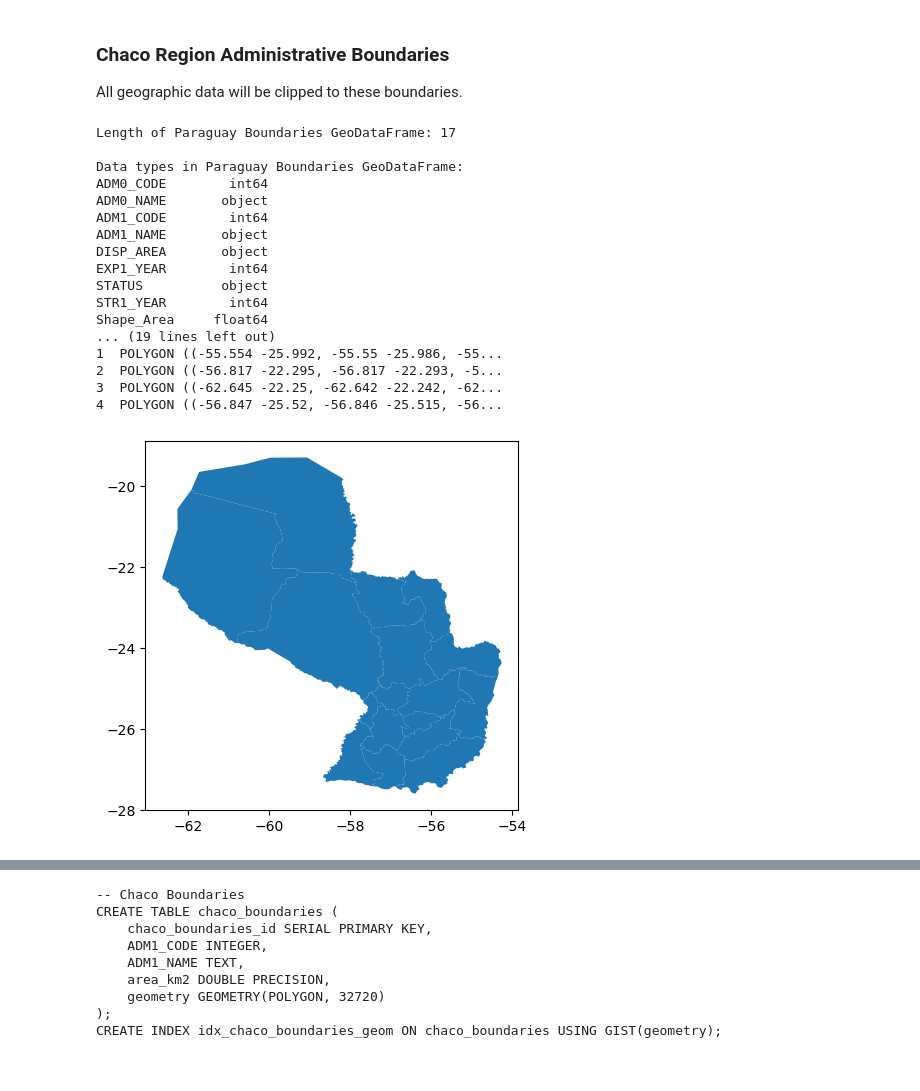
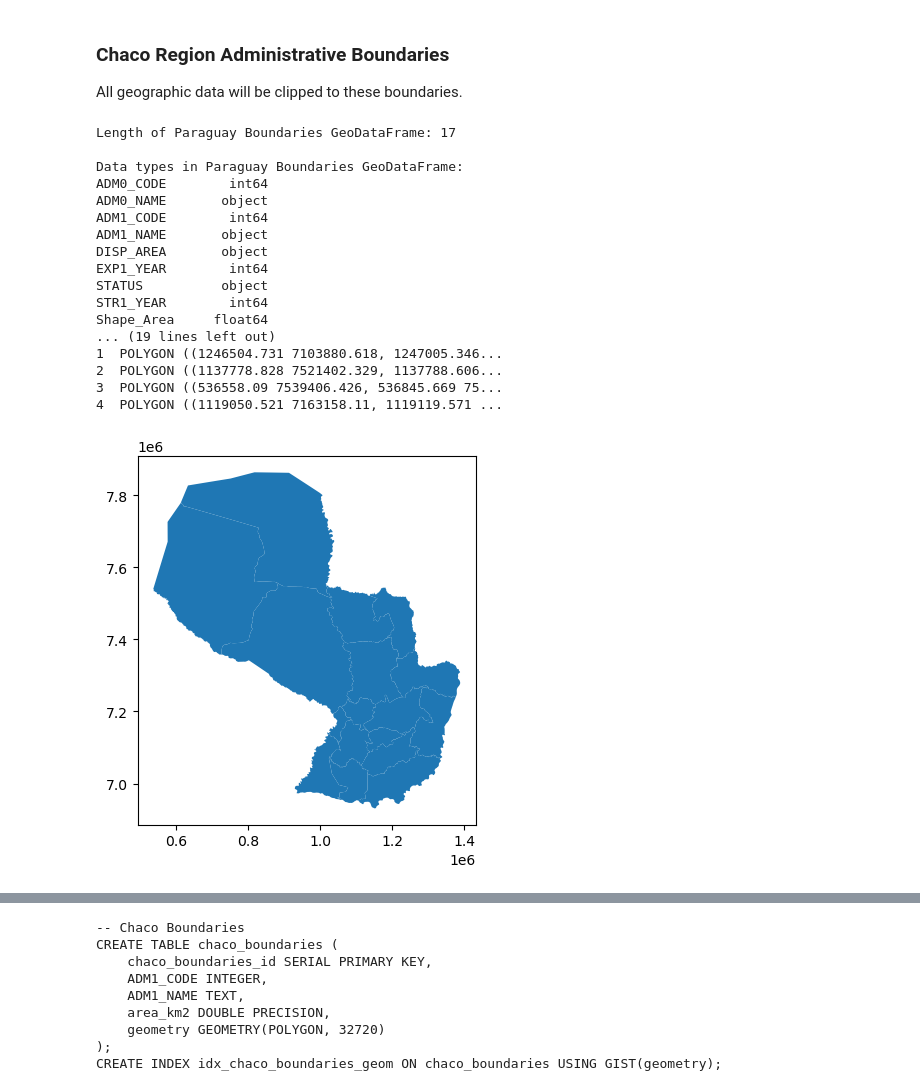
Before and after one commit to p-med/Wildfire-geospatial-dashboard, a Jupyter notebook: data/Data_preparation.ipynb, the cells around one changed output, grey strips where cells are left out. Saved outputs shown, nothing was run; the diff lists cells and outputs as text; code cells hidden in the pictures.

```diff
--- a/data/Data_preparation.ipynb
+++ b/data/Data_preparation.ipynb
@@ -74,30 +74,30 @@ All geographic data will be clipped to these boundaries.
 # %%
 # Ingest data
 # Convert to GeoDataFrame
 pry_boundaries_gdf = gpd.read_file('raw/boundaries/Paraguay_bnd.shp')
-pry_boundaries_gdf.set_crs(epsg=32720, inplace=True, allow_override=True)
+pry_boundaries_gdf.to_crs(epsg=32720, inplace=True)
 
 # Display first 5 rows of the GeoDataFrame and get length of data
 display_gdf_info(pry_boundaries_gdf, "Paraguay Boundaries")
 # %% [output]
 Length of Paraguay Boundaries GeoDataFrame: 17
 
 Data types in Paraguay Boundaries GeoDataFrame:
 ADM0_CODE        int64
 ADM0_NAME       object
 ADM1_CODE        int64
 ADM1_NAME       object
 DISP_AREA       object
 EXP1_YEAR        int64
 STATUS          object
 STR1_YEAR        int64
 Shape_Area     float64
 ... (19 lines left out)
-1  POLYGON ((-55.554 -25.992, -55.55 -25.986, -55...
-2  POLYGON ((-56.817 -22.295, -56.817 -22.293, -5...
-3  POLYGON ((-62.645 -22.25, -62.642 -22.242, -62...
-4  POLYGON ((-56.847 -25.52, -56.846 -25.515, -56...
+1  POLYGON ((1246504.731 7103880.618, 1247005.346...
+2  POLYGON ((1137778.828 7521402.329, 1137788.606...
+3  POLYGON ((536558.09 7539406.426, 536845.669 75...
+4  POLYGON ((1119050.521 7163158.11, 1119119.571 ...
-[figure, old version]
+[figure, new version]
 # %%
 # Mask to get only Chaco region
 chaco_mask = pry_boundaries_gdf['ADM1_NAME'].apply(lambda x: x in ['Alto Paraguay', 'Boqueron', 'Presidente Hayes'])
```
Also changed, not shown: parts of 8 cells of this notebook, 4 other files.
